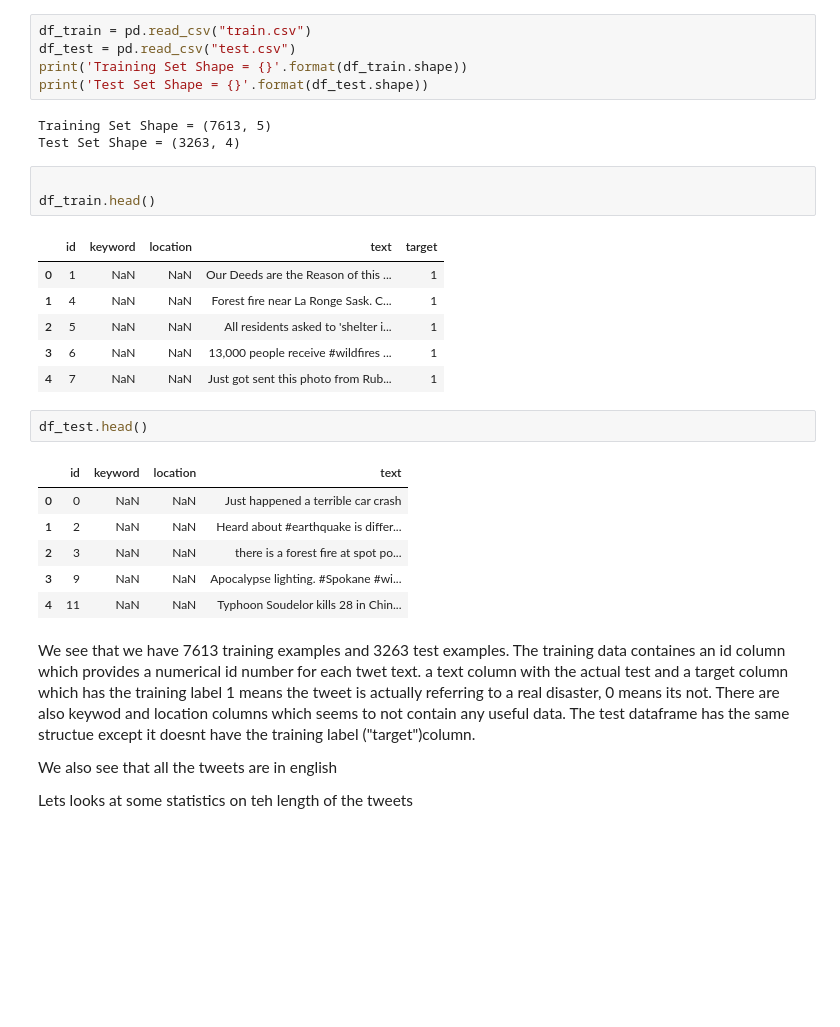
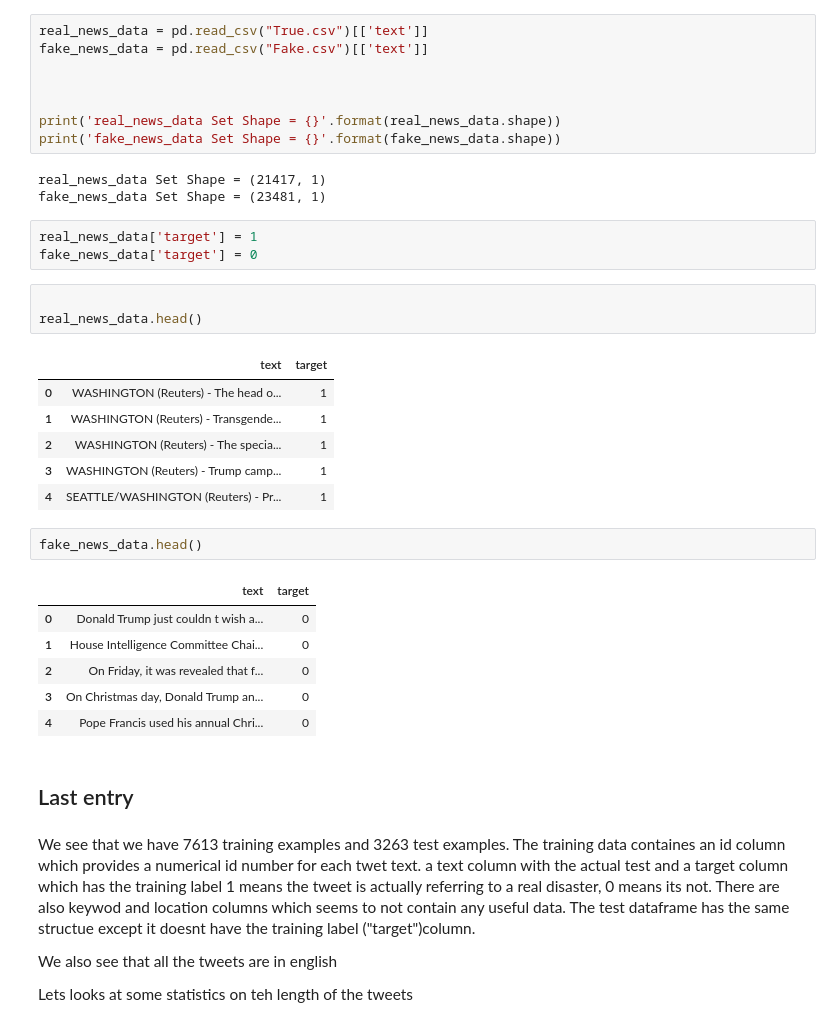
Before and after one commit to yepe4401/fake_and_real_news, a Jupyter notebook: fake_and_real_news_project_v1.ipynb, the cells around one changed output. Cells and saved outputs as stored; diff of their text form; blank space fills up the shorter version.

```diff
--- a/fake_and_real_news_project_v1.ipynb
+++ b/fake_and_real_news_project_v1.ipynb
@@ -36,30 +58,38 @@ Drive already mounted at /content/drive; to attempt to forcibly remount, call dr
 # %%
-df_train = pd.read_csv("train.csv")
-df_test = pd.read_csv("test.csv")
-print('Training Set Shape = {}'.format(df_train.shape))
-print('Test Set Shape = {}'.format(df_test.shape))
+real_news_data = pd.read_csv("True.csv")[['text']]
+fake_news_data = pd.read_csv("Fake.csv")[['text']]
+
+
+
+print('real_news_data Set Shape = {}'.format(real_news_data.shape))
+print('fake_news_data Set Shape = {}'.format(fake_news_data.shape))
 # %% [output]
-Training Set Shape = (7613, 5)
-Test Set Shape = (3263, 4)
+real_news_data Set Shape = (21417, 1)
+fake_news_data Set Shape = (23481, 1)
+# %%
+real_news_data['target'] = 1
+fake_news_data['target'] = 0
 # %%
 
-df_train.head()
+real_news_data.head()
 # %% [output]
-|  | id | keyword | location | text | target |
-| 0 | 1 | NaN | NaN | Our Deeds are the Reason of this ... | 1 |
-| 1 | 4 | NaN | NaN | Forest fire near La Ronge Sask. C... | 1 |
-| 2 | 5 | NaN | NaN | All residents asked to 'shelter i... | 1 |
-| 3 | 6 | NaN | NaN | 13,000 people receive #wildfires ... | 1 |
-| 4 | 7 | NaN | NaN | Just got sent this photo from Rub... | 1 |
+|  | text | target |
+| 0 | WASHINGTON (Reuters) - The head o... | 1 |
+| 1 | WASHINGTON (Reuters) - Transgende... | 1 |
+| 2 | WASHINGTON (Reuters) - The specia... | 1 |
+| 3 | WASHINGTON (Reuters) - Trump camp... | 1 |
+| 4 | SEATTLE/WASHINGTON (Reuters) - Pr... | 1 |
 # %%
-df_test.head()
+fake_news_data.head()
 # %% [output]
-|  | id | keyword | location | text |
-| 0 | 0 | NaN | NaN | Just happened a terrible car crash |
-| 1 | 2 | NaN | NaN | Heard about #earthquake is differ... |
-| 2 | 3 | NaN | NaN | there is a forest fire at spot po... |
-| 3 | 9 | NaN | NaN | Apocalypse lighting. #Spokane #wi... |
-| 4 | 11 | NaN | NaN | Typhoon Soudelor kills 28 in Chin... |
+|  | text | target |
+| 0 | Donald Trump just couldn t wish a... | 0 |
+| 1 | House Intelligence Committee Chai... | 0 |
+| 2 | On Friday, it was revealed that f... | 0 |
+| 3 | On Christmas day, Donald Trump an... | 0 |
+| 4 | Pope Francis used his annual Chri... | 0 |
+# %% [markdown]
+## Last entry
 # %% [markdown]
 <span style="font-size:1.1em;"> We see that we have 7613 training examples and 3263 test examples.
 The training data containes an id column which provides a numerical id number for each twet text. a text column with the actual test and a target column which has the training label 1 means the tweet is actually referring to a real disaster, 0 means its not.
```
Also changed, not shown: parts of 5 cells of this notebook.
